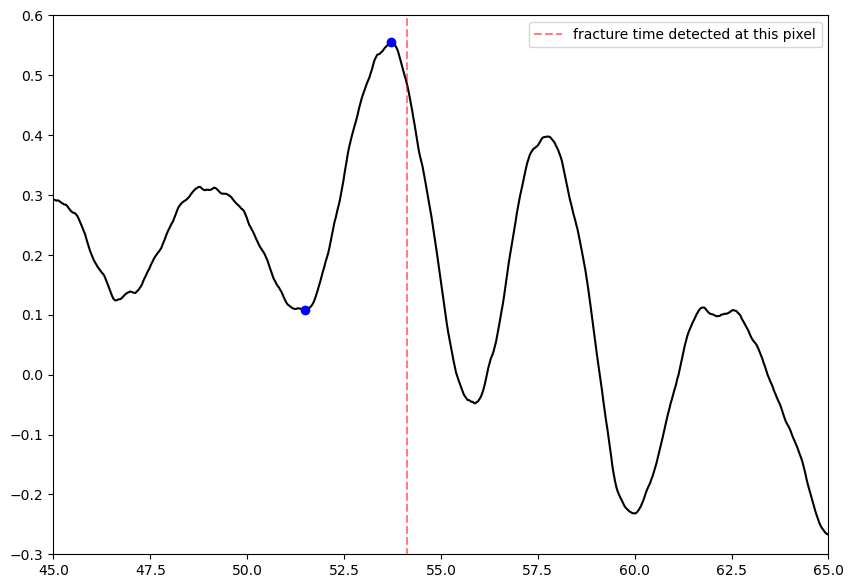
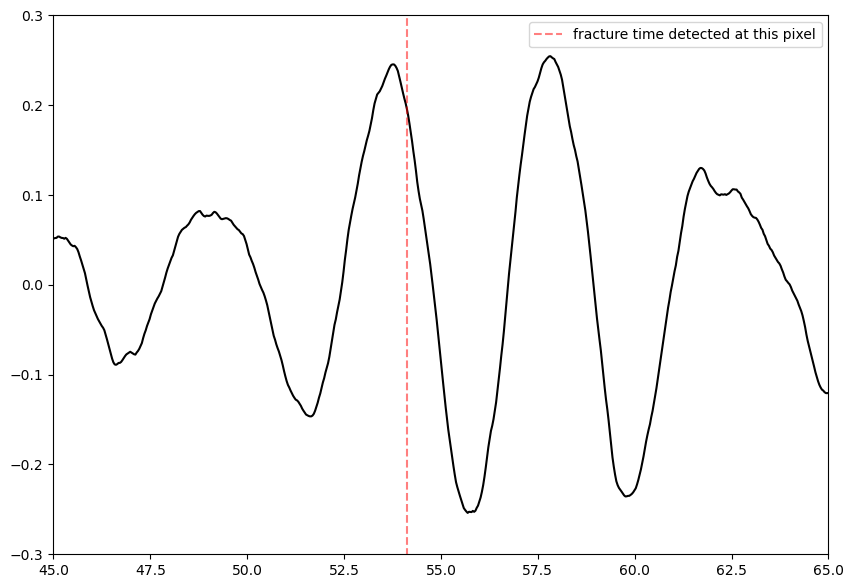
The notebook cell's code change between the first figure and the second:
--- before
+++ after
@@ -1,10 +1,10 @@
 %matplotlib inline
 fig, ax = plt.subplots(figsize=(10,7))
-ax.plot(datafig['xvals'], datafig['matrix_yvals'][1], 'k')
-ax.vlines(datafig['xvals_vlines'][1], -0.4, 0.6, linestyle='--', color='r', alpha=0.5, label='fracture time detected at this pixel')
-ax.plot(53.72, 0.5548, 'ob')
-ax.plot(51.48,0.1077,'ob')
+ax.plot(datafig['tvals_sec'], datafig['matrix_temp_evol_uz'][1], 'k')
+ax.vlines(datafig['times_frac_sec_approx'][1], -0.4, 0.6, linestyle='--', color='r', alpha=0.5, label='fracture time detected at this pixel')
+
+
 ax.set_xlim(45,65)
-ax.set_ylim(-0.3,0.6)
+ax.set_ylim(-0.3,0.3)
 plt.legend()
 plt.show()

Commit: updates : new figures for article